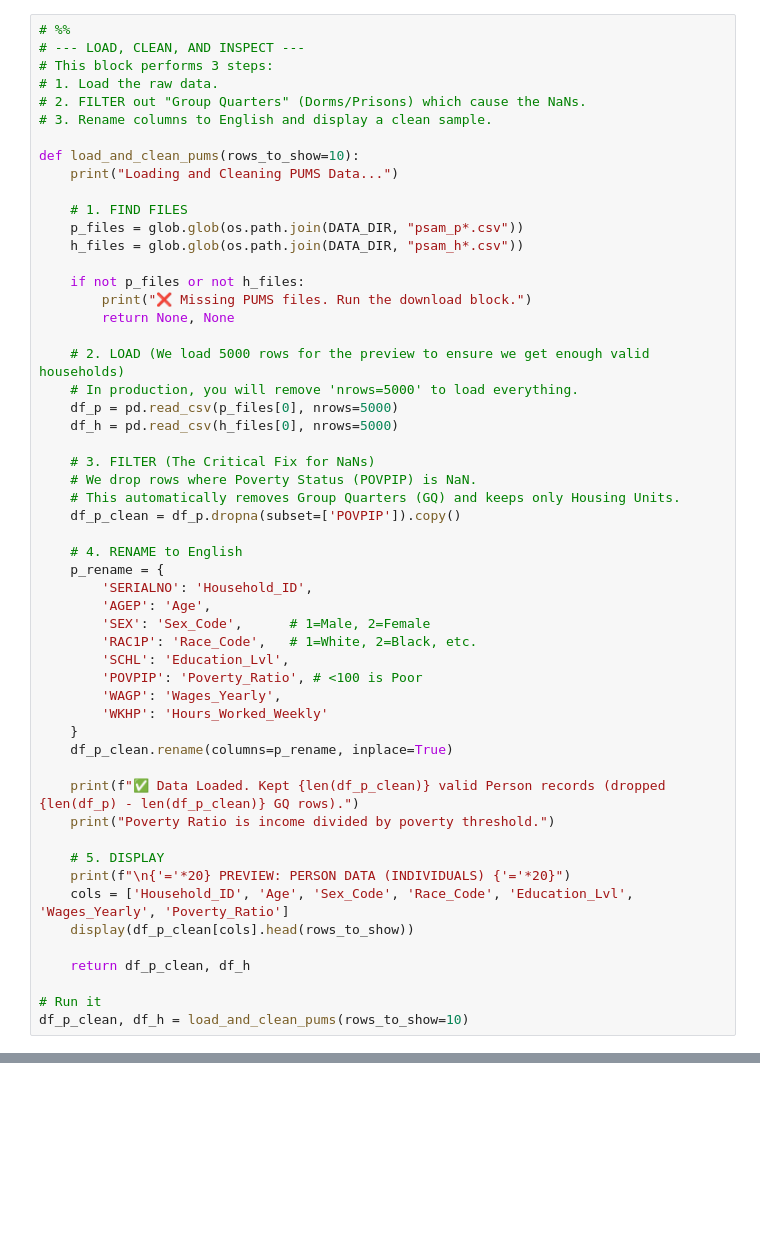
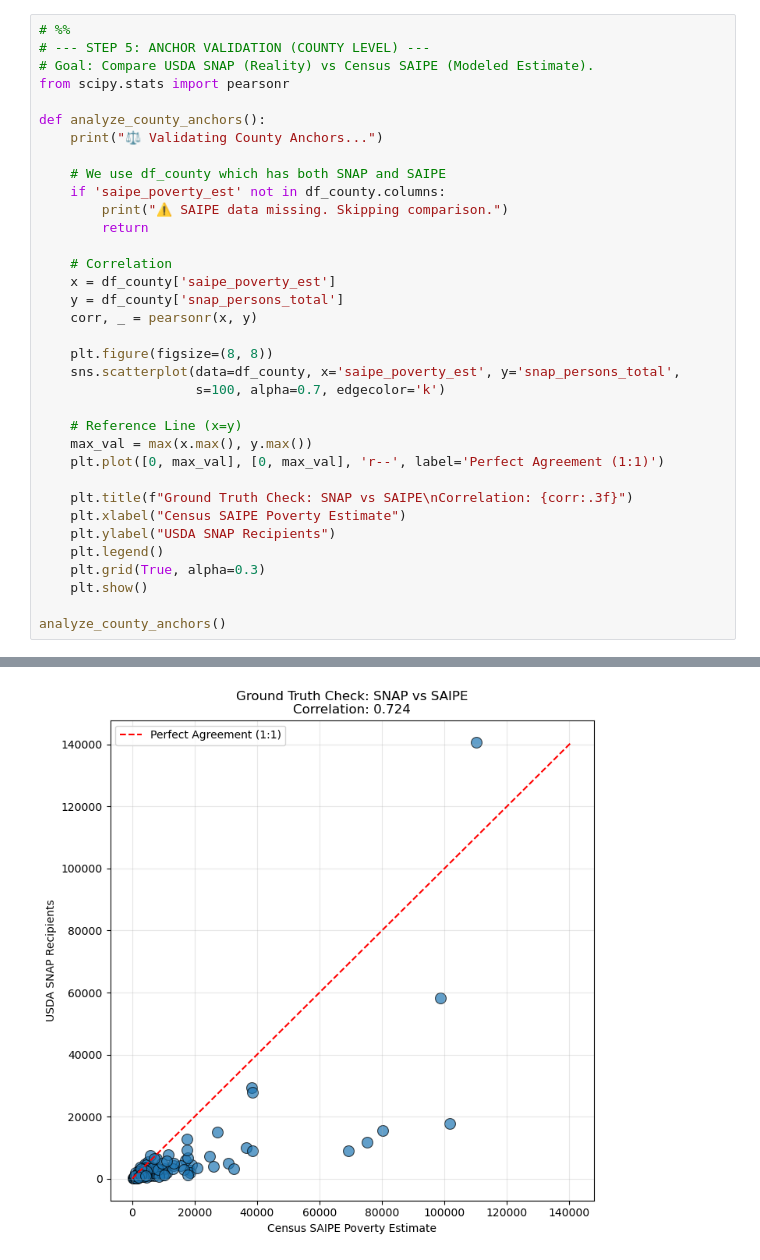
Before and after one commit to zhenyu-yue/erdos-poverty-sae, a Jupyter notebook: notebooks/01_explore_data.ipynb, the cells around one changed output, grey strips where cells are left out. Drawn from its saved outputs; the diff is of its cells as text; blank space fills up the shorter version.

```diff
--- a/notebooks/01_explore_data.ipynb
+++ b/notebooks/01_explore_data.ipynb
@@ -150,55 +365,36 @@ ID Lengths present: [5] (Should be only [5])
 # %%
 # %%
-# --- LOAD, CLEAN, AND INSPECT ---
-# This block performs 3 steps:
-# 1. Load the raw data.
-# 2. FILTER out "Group Quarters" (Dorms/Prisons) which cause the NaNs.
-# 3. Rename columns to English and display a clean sample.
+# --- STEP 5: ANCHOR VALIDATION (COUNTY LEVEL) ---
+# Goal: Compare USDA SNAP (Reality) vs Census SAIPE (Modeled Estimate).
+from scipy.stats import pearsonr
 
-def load_and_clean_pums(rows_to_show=10):
-    print("Loading and Cleaning PUMS Data...")
+def analyze_county_anchors():
+    print("⚖️ Validating County Anchors...")
 
-    # 1. FIND FILES
-    p_files = glob.glob(os.path.join(DATA_DIR, "psam_p*.csv"))
-    h_files = glob.glob(os.path.join(DATA_DIR, "psam_h*.csv"))
+    # We use df_county which has both SNAP and SAIPE
+    if 'saipe_poverty_est' not in df_county.columns:
+        print("⚠️ SAIPE data missing. Skipping comparison.")
+        return
 
-    if not p_files or not h_files:
-        print("❌ Missing PUMS files. Run the download block.")
-        return None, None
+    # Correlation
+    x = df_county['saipe_poverty_est']
+    y = df_county['snap_persons_total']
+    corr, _ = pearsonr(x, y)
 
-    # 2. LOAD (We load 5000 rows for the preview to ensure we get enough valid households)
-    # In production, you will remove 'nrows=5000' to load everything.
-    df_p = pd.read_csv(p_files[0], nrows=5000)
-    df_h = pd.read_csv(h_files[0], nrows=5000)
+    plt.figure(figsize=(8, 8))
+    sns.scatterplot(data=df_county, x='saipe_poverty_est', y='snap_persons_total',
+                    s=100, alpha=0.7, edgecolor='k')
 
-    # 3. FILTER (The Critical Fix for NaNs)
-    # We drop rows where Poverty Status (POVPIP) is NaN.
-    # This automatically removes Group Quarters (GQ) and keeps only Housing Units.
-    df_p_clean = df_p.dropna(subset=['POVPIP']).copy()
+    # Reference Line (x=y)
+    max_val = max(x.max(), y.max())
+    plt.plot([0, max_val], [0, max_val], 'r--', label='Perfect Agreement (1:1)')
 
-    # 4. RENAME to English
-    p_rename = {
-        'SERIALNO': 'Household_ID',
-        'AGEP': 'Age',
-        'SEX': 'Sex_Code',      # 1=Male, 2=Female
-        'RAC1P': 'Race_Code',   # 1=White, 2=Black, etc.
-        'SCHL': 'Education_Lvl',
-        'POVPIP': 'Poverty_Ratio', # <100 is Poor
-        'WAGP': 'Wages_Yearly',
-        'WKHP': 'Hours_Worked_Weekly'
-    }
-    df_p_clean.rename(columns=p_rename, inplace=True)
+    plt.title(f"Ground Truth Check: SNAP vs SAIPE\nCorrelation: {corr:.3f}")
+    plt.xlabel("Census SAIPE Poverty Estimate")
+    plt.ylabel("USDA SNAP Recipients")
+    plt.legend()
+    plt.grid(True, alpha=0.3)
+    plt.show()
 
-    print(f"✅ Data Loaded. Kept {len(df_p_clean)} valid Person records (dropped {len(df_p) - len(df_p_clean)} GQ rows).")
-    print("Poverty Ratio is income divided by poverty threshold.")
-
-    # 5. DISPLAY
-    print(f"\n{'='*20} PREVIEW: PERSON DATA (INDIVIDUALS) {'='*20}")
-    cols = ['Household_ID', 'Age', 'Sex_Code', 'Race_Code', 'Education_Lvl', 'Wages_Yearly', 'Poverty_Ratio']
-    display(df_p_clean[cols].head(rows_to_show))
-
-    return df_p_clean, df_h
-
-# Run it
-df_p_clean, df_h = load_and_clean_pums(rows_to_show=10)
+analyze_county_anchors()
 # %% [output]
@@ -221,2 +402,3 @@ Poverty Ratio is income divided by poverty threshold.
+[figure, added]
 # %%
 # %%
```
Also changed, not shown: parts of 13 cells of this notebook, 2 other files.
